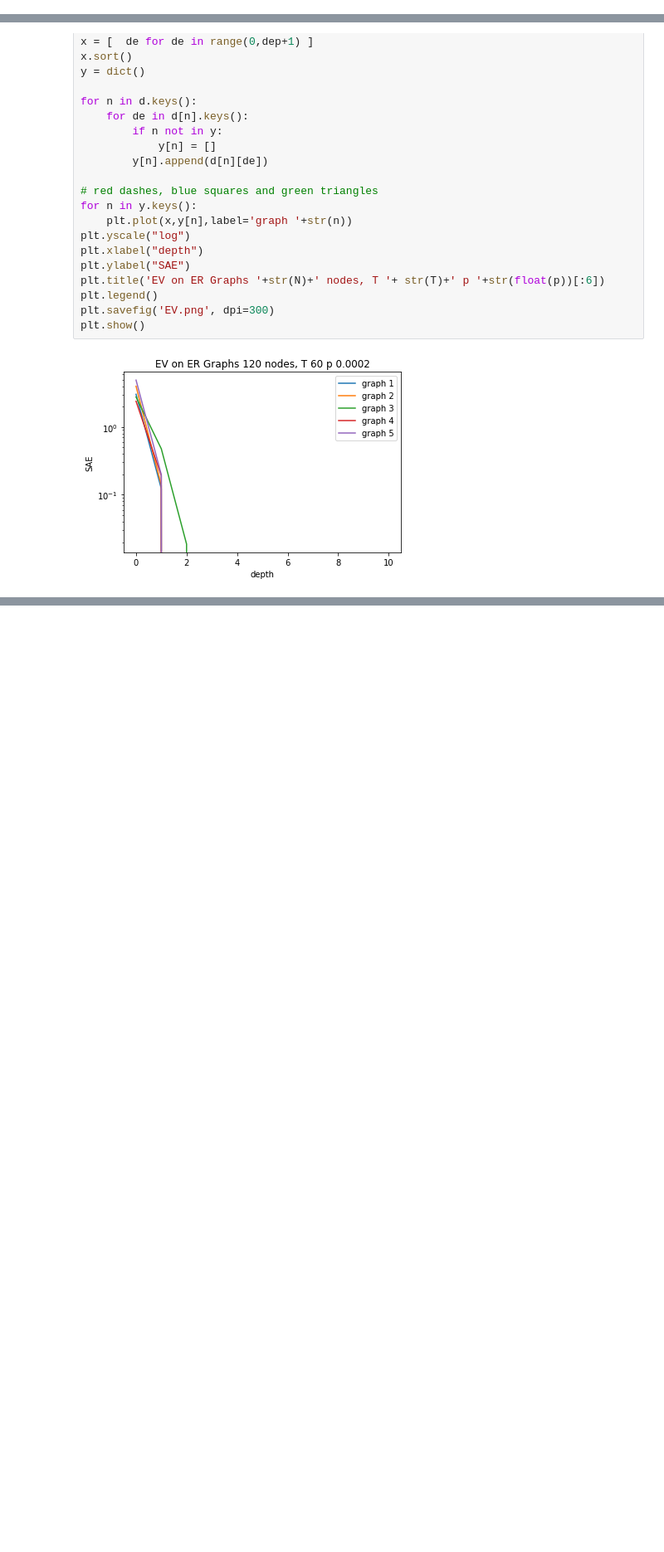
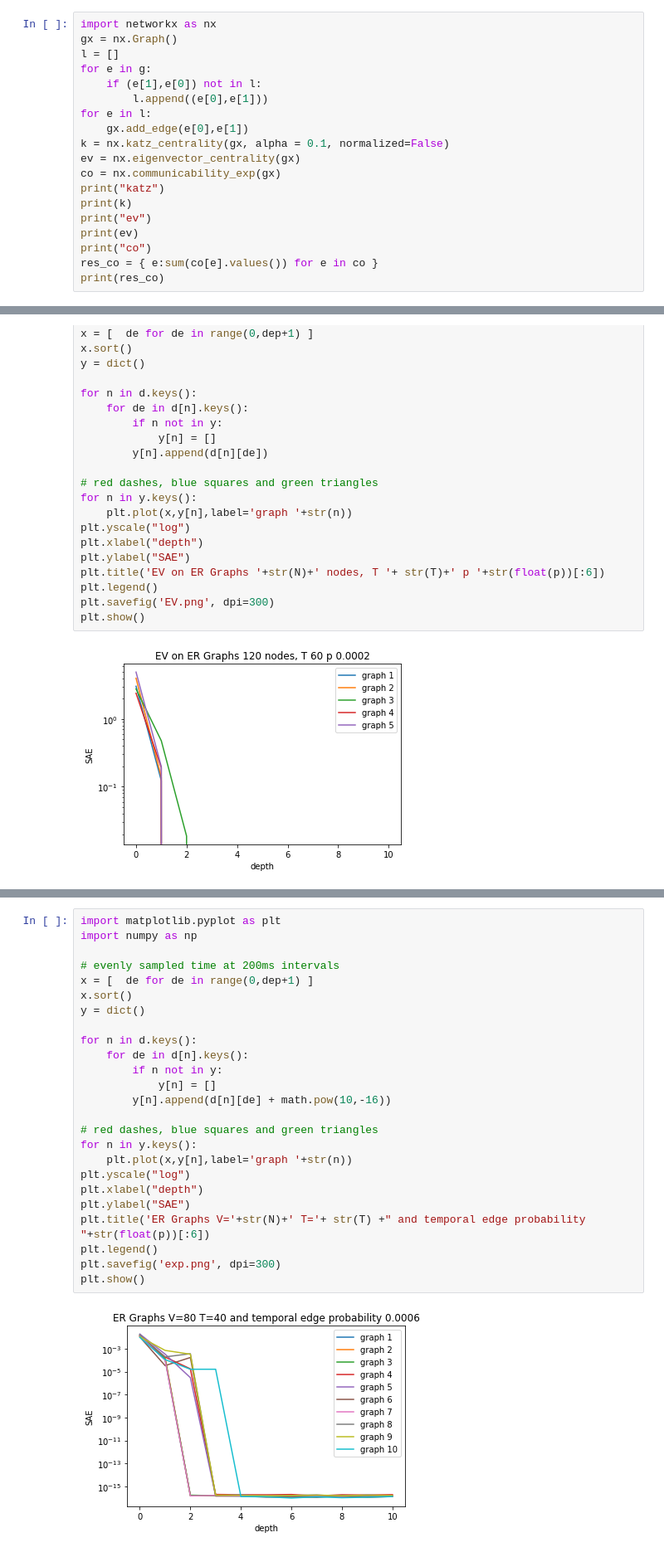
Before and after one commit to busyweaver/temporal_nest, a Jupyter notebook: synthetic_data.ipynb, the cells around one changed output, grey strips where cells are left out. Shown: that part at 83% size. Drawn from its saved outputs; the diff is of its cells as text; blank space fills up the shorter version.

Commit message:
added thermal centrality on synthetic graphs

```diff
--- a/synthetic_data.ipynb
+++ b/synthetic_data.ipynb
@@ -149,0 +188,19 @@ def SAE(s,s2):
+# %%
+import networkx as nx
+gx = nx.Graph()
+l = []
+for e in g:
+    if (e[1],e[0]) not in l:
+        l.append((e[0],e[1]))
+for e in l:
+    gx.add_edge(e[0],e[1])
+k = nx.katz_centrality(gx, alpha = 0.1, normalized=False)
+ev = nx.eigenvector_centrality(gx)
+co = nx.communicability_exp(gx)
+print("katz")
+print(k)
+print("ev")
+print(ev)
+print("co")
+res_co = { e:sum(co[e].values()) for e in co }
+print(res_co)
@@ -402,0 +524,27 @@ plt.show()
+# %%
+import matplotlib.pyplot as plt
+import numpy as np
+
+# evenly sampled time at 200ms intervals
+x = [  de for de in range(0,dep+1) ]
+x.sort()
+y = dict()
+
+for n in d.keys():
+    for de in d[n].keys():
+        if n not in y:
+            y[n] = []
+        y[n].append(d[n][de] + math.pow(10,-16))
+
+# red dashes, blue squares and green triangles
+for n in y.keys():
+    plt.plot(x,y[n],label='graph '+str(n))
+plt.yscale("log")
+plt.xlabel("depth")
+plt.ylabel("SAE")
+plt.title('ER Graphs V='+str(N)+' T='+ str(T) +" and temporal edge probability "+str(float(p))[:6])
+plt.legend()
+plt.savefig('exp.png', dpi=300)
+plt.show()
+# %% [output]
+[figure, added]
```
Also changed, not shown: parts of 5 cells of this notebook.
